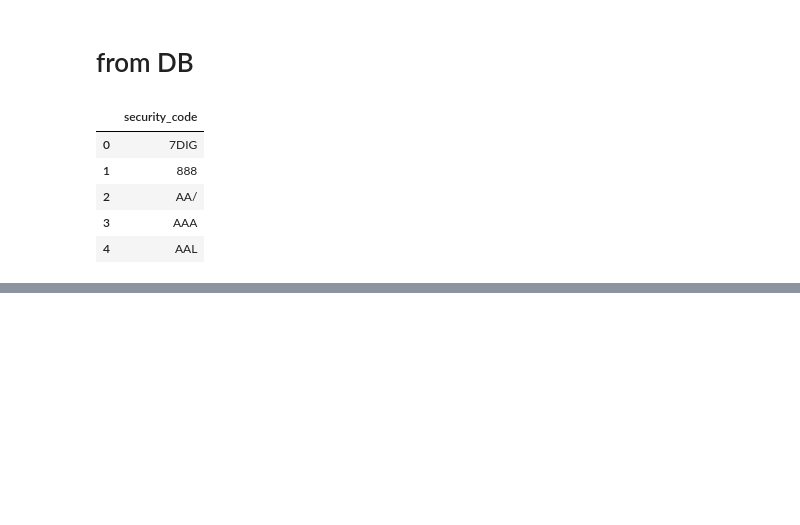
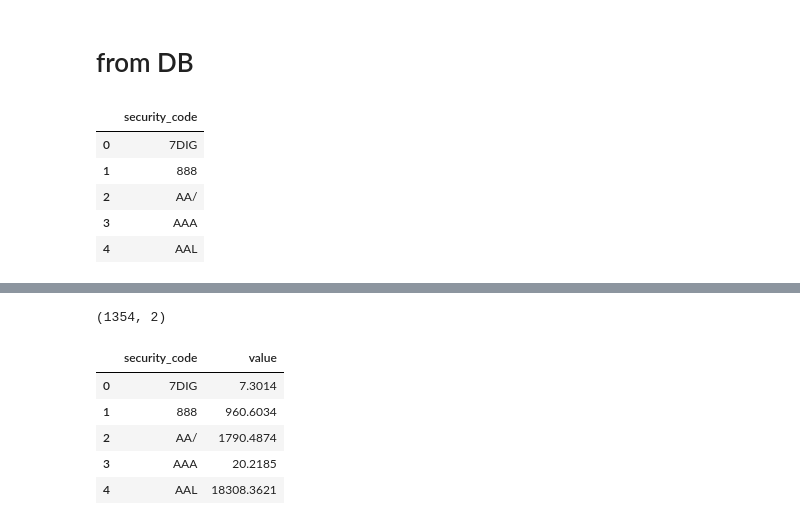
Before and after one commit to yueying-teng/RF, a Jupyter notebook: DB_check.ipynb, the cells around one changed output, grey strips where cells are left out. Cells and saved outputs as stored; diff of their text form; code cells hidden in the pictures; blank space fills up the shorter version.

```diff
--- a/DB_check.ipynb
+++ b/DB_check.ipynb
@@ -92,0 +178,15 @@ pd.merge(tk_2015, tk_mc2015, on = 'security_code', how = 'outer')
+# %%
+# based on data in the  DB
+
+out = pd.merge(tk_2016, tk_mc2016, how = 'outer', on = 'security_code')
+
+print(out.shape)
+out.head()
+# %% [output]
+(1354, 2)
+|  | security_code | value |
+| 0 | 7DIG | 7.3014 |
+| 1 | 888 | 960.6034 |
+| 2 | AA/ | 1790.4874 |
+| 3 | AAA | 20.2185 |
+| 4 | AAL | 18308.3621 |
```
Also changed, not shown: parts of 15 cells of this notebook.
